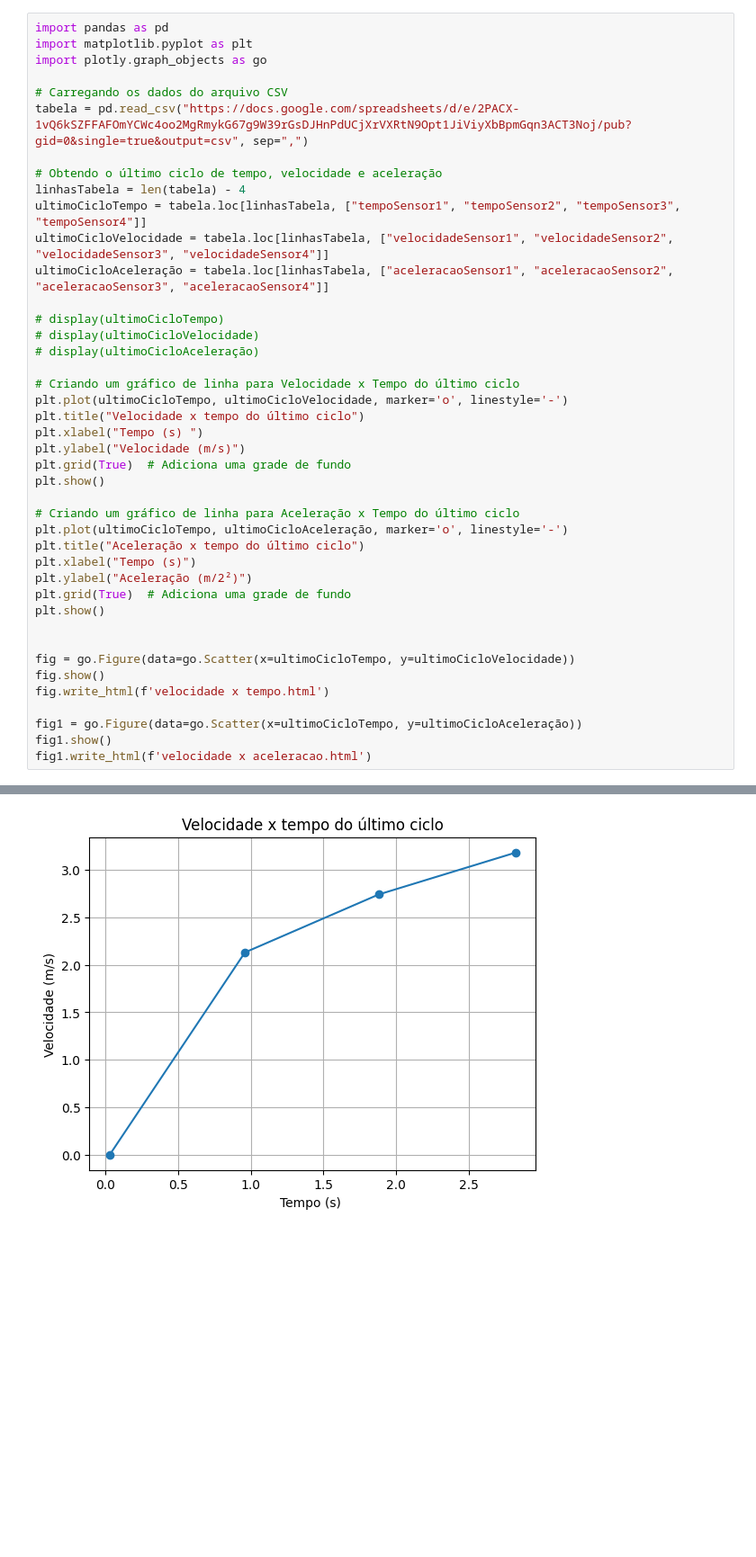
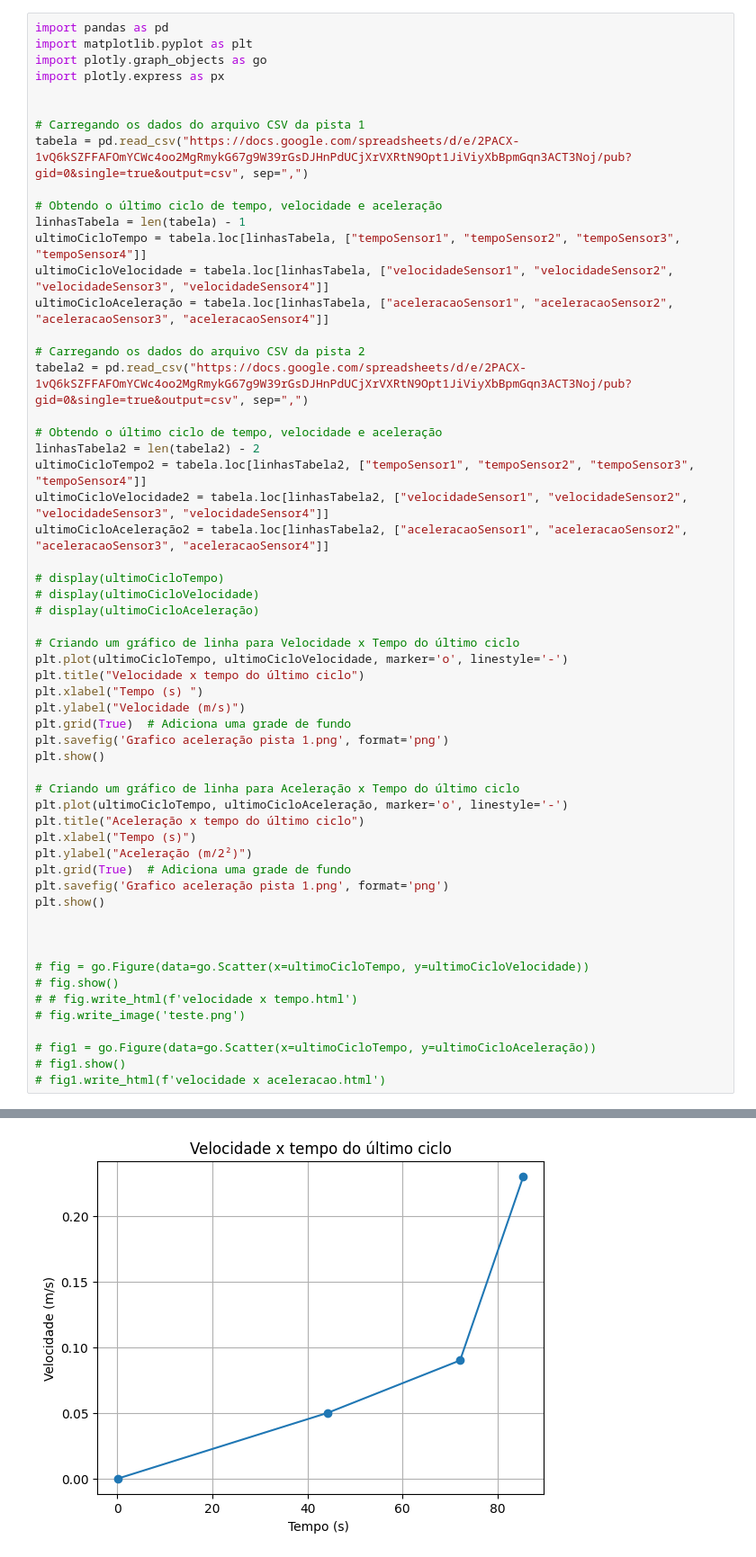
Before and after one commit to 55Hian/Projeto-integrador-4-semestre, a Jupyter notebook: console.ipynb, the cells around one changed output, grey strips where cells are left out. Shown at 90% size. Saved outputs shown, nothing was run; the diff lists cells and outputs as text; blank space fills up the shorter version.

```diff
--- a/console.ipynb
+++ b/console.ipynb
@@ -2,15 +2,26 @@
 import pandas as pd
 import matplotlib.pyplot as plt
 import plotly.graph_objects as go
+import plotly.express as px
 
-# Carregando os dados do arquivo CSV
+
+# Carregando os dados do arquivo CSV da pista 1
 tabela = pd.read_csv("https://docs.google.com/spreadsheets/d/e/2PACX-1vQ6kSZFFAFOmYCWc4oo2MgRmykG67g9W39rGsDJHnPdUCjXrVXRtN9Opt1JiViyXbBpmGqn3ACT3Noj/pub?gid=0&single=true&output=csv", sep=",")
 
 # Obtendo o último ciclo de tempo, velocidade e aceleração
-linhasTabela = len(tabela) - 4
+linhasTabela = len(tabela) - 1
 ultimoCicloTempo = tabela.loc[linhasTabela, ["tempoSensor1", "tempoSensor2", "tempoSensor3", "tempoSensor4"]]
 ultimoCicloVelocidade = tabela.loc[linhasTabela, ["velocidadeSensor1", "velocidadeSensor2", "velocidadeSensor3", "velocidadeSensor4"]]
 ultimoCicloAceleração = tabela.loc[linhasTabela, ["aceleracaoSensor1", "aceleracaoSensor2", "aceleracaoSensor3", "aceleracaoSensor4"]]
+
+# Carregando os dados do arquivo CSV da pista 2
+tabela2 = pd.read_csv("https://docs.google.com/spreadsheets/d/e/2PACX-1vQ6kSZFFAFOmYCWc4oo2MgRmykG67g9W39rGsDJHnPdUCjXrVXRtN9Opt1JiViyXbBpmGqn3ACT3Noj/pub?gid=0&single=true&output=csv", sep=",")
+
+# Obtendo o último ciclo de tempo, velocidade e aceleração
+linhasTabela2 = len(tabela2) - 2
+ultimoCicloTempo2 = tabela.loc[linhasTabela2, ["tempoSensor1", "tempoSensor2", "tempoSensor3", "tempoSensor4"]]
+ultimoCicloVelocidade2 = tabela.loc[linhasTabela2, ["velocidadeSensor1", "velocidadeSensor2", "velocidadeSensor3", "velocidadeSensor4"]]
+ultimoCicloAceleração2 = tabela.loc[linhasTabela2, ["aceleracaoSensor1", "aceleracaoSensor2", "aceleracaoSensor3", "aceleracaoSensor4"]]
 
 # display(ultimoCicloTempo)
 # display(ultimoCicloVelocidade)
@@ -22,6 +33,7 @@ plt.title("Velocidade x tempo do último ciclo")
 plt.xlabel("Tempo (s) ")
 plt.ylabel("Velocidade (m/s)")
 plt.grid(True)  # Adiciona uma grade de fundo
+plt.savefig('Grafico aceleração pista 1.png', format='png')
 plt.show()
 
 # Criando um gráfico de linha para Aceleração x Tempo do último ciclo
@@ -30,14 +42,17 @@ plt.title("Aceleração x tempo do último ciclo")
 plt.xlabel("Tempo (s)")
 plt.ylabel("Aceleração (m/2²)")
 plt.grid(True)  # Adiciona uma grade de fundo
+plt.savefig('Grafico aceleração pista 1.png', format='png')
 plt.show()
 
 
-fig = go.Figure(data=go.Scatter(x=ultimoCicloTempo, y=ultimoCicloVelocidade))
-fig.show()
-fig.write_html(f'velocidade x tempo.html')
 
-fig1 = go.Figure(data=go.Scatter(x=ultimoCicloTempo, y=ultimoCicloAceleração))
-fig1.show()
-fig1.write_html(f'velocidade x aceleracao.html')
+# fig = go.Figure(data=go.Scatter(x=ultimoCicloTempo, y=ultimoCicloVelocidade))
+# fig.show()
+# # fig.write_html(f'velocidade x tempo.html')
+# fig.write_image('teste.png')
+
+# fig1 = go.Figure(data=go.Scatter(x=ultimoCicloTempo, y=ultimoCicloAceleração))
+# fig1.show()
+# fig1.write_html(f'velocidade x aceleracao.html')
 # %% [output]
@@ -44 +60 @@ fig1.write_html(f'velocidade x aceleracao.html')
-[figure, old version]
+[figure, new version]
```
Also changed, not shown: parts of 1 cell of this notebook, 7 other files.
